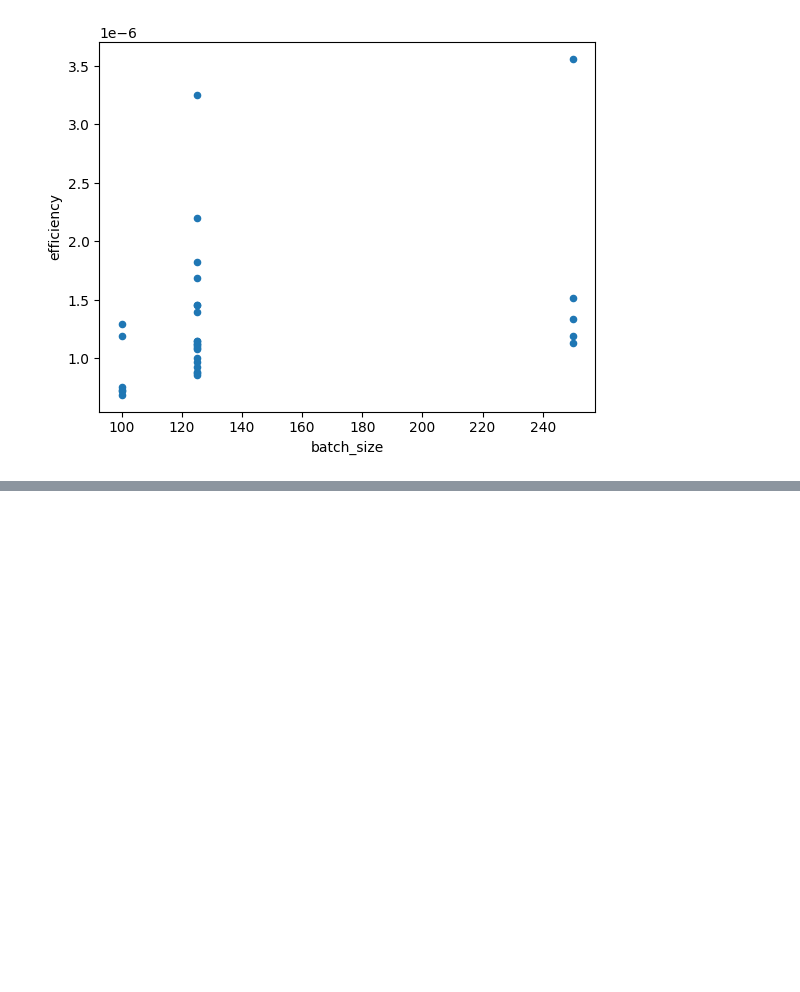
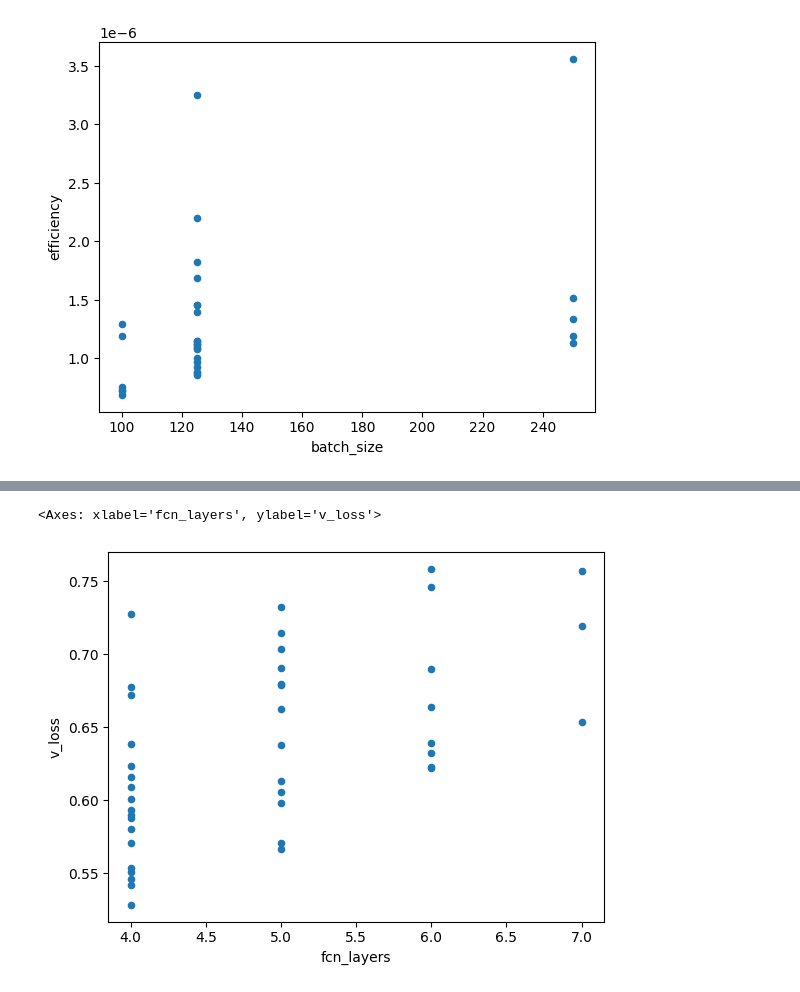
Before and after one commit to SagnikDe2024/MachineVisionExperiments, a Jupyter notebook: src/classifier_results.ipynb, the cells around one changed output, grey strips where cells are left out. Cells and saved outputs as stored; diff of their text form; code cells hidden in the pictures; blank space fills up the shorter version.

```diff
--- a/src/classifier_results.ipynb
+++ b/src/classifier_results.ipynb
@@ -100,0 +114,5 @@ from src.classifier.classifier import Classifier
+# %%
+lower_loss.plot(x='fcn_layers', y='v_loss', kind='scatter')
+# %% [output]
+<Axes: xlabel='fcn_layers', ylabel='v_loss'>
+[figure, added]
```
Also changed, not shown: parts of 7 cells of this notebook.
